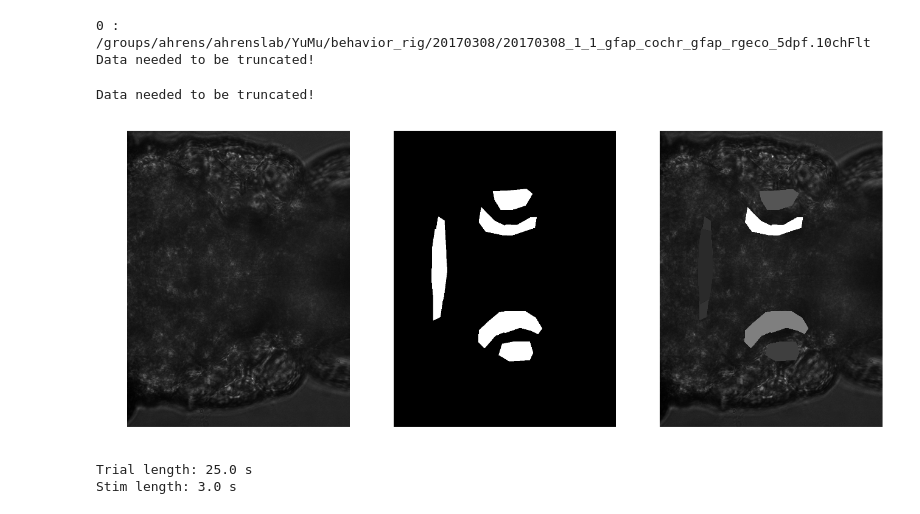
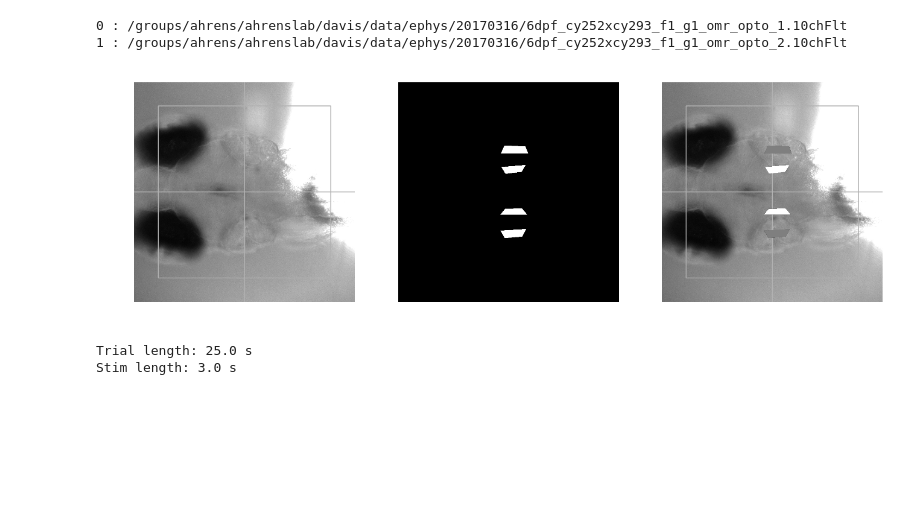
Before and after one commit to Yumuu/ngm, a Jupyter notebook: notebooks/dmd-optogenetics-behavior.ipynb, the cells around one changed output. Drawn from its saved outputs; the diff is of its cells as text; code cells hidden in the pictures; blank space fills up the shorter version.

```diff
--- a/notebooks/dmd-optogenetics-behavior.ipynb
+++ b/notebooks/dmd-optogenetics-behavior.ipynb
@@ -95,8 +90,7 @@ def trial_power(swim_signal, trial_signal, fs_ep):
 
     return cond_swim_power
 # %%
-# exp_dir = '/groups/ahrens/ahrenslab/davis/data/ephys/20170308/'
-exp_dir = '/groups/ahrens/ahrenslab/YuMu/behavior_rig/20170308/'
+exp_dir = '/groups/ahrens/ahrenslab/davis/data/ephys/20170316/'
 proc_dir = exp_dir + 'proc/'
 if not os.path.exists(proc_dir):
     os.makedirs(proc_dir)
@@ -121,38 +115,37 @@ for froi in fnames_roi:
 dats = [ephys.load(fnames_ep[e]) for e in exps]
 ims_anat = [plt.imread(fnames_ep[e].split('.')[0] + '.tif') for e in exps]
 # %% [output]
-0 : /groups/ahrens/ahrenslab/YuMu/behavior_rig/20170308/20170308_1_1_gfap_cochr_gfap_rgeco_5dpf.10chFlt
-Data needed to be truncated!
+0 : /groups/ahrens/ahrenslab/davis/data/ephys/20170316/6dpf_cy252xcy293_f1_g1_omr_opto_1.10chFlt
+1 : /groups/ahrens/ahrenslab/davis/data/ephys/20170316/6dpf_cy252xcy293_f1_g1_omr_opto_2.10chFlt
 # %%
 cur_exp = -1
 exp_name = exp_names[cur_exp]
 dat = ephys.load(fnames_ep[cur_exp])
 im_roi = np.array(ims_roi[cur_exp])
 # set to True of experiment used fused ROI
-fused_roi = False
+fused_roi = True
 
 # add alpha values
 im_anat = ims_anat[cur_exp]
 
 if fused_roi:
     im_roi = (im_roi[0::2] + im_roi[1::2]).clip(im_roi.min(), im_roi.max())
 
 im_roi[:,:,:,-1] = im_roi[:,:,:,0]
 fig, axs = plt.subplots(ncols=3, figsize=(16,16))
 axs[0].imshow(im_anat, cmap='gray')
 axs[1].imshow(im_roi[:,:,:,:-1].max(0), cmap='gray')
 
 axs[2].imshow(im_anat, cmap='gray')
 for ind, r in enumerate(im_roi):
     tmp = r.copy()
     tmp[:,:,:-1] //= (1 + ind)
     axs[2].imshow(tmp, cmap='gray')
 
 [a.axis('off') for a in axs];
 plt.savefig(proc_dir + exp_name + '_roi_overlay.pdf')
 # %% [output]
-Data needed to be truncated!
-[figure, old version]
+[figure, new version]
 # %%
 power = ephys.windowed_variance(dat[0])[0] + ephys.windowed_variance(dat[1])[0]
 # %%
```
Also changed, not shown: parts of 6 cells of this notebook.
